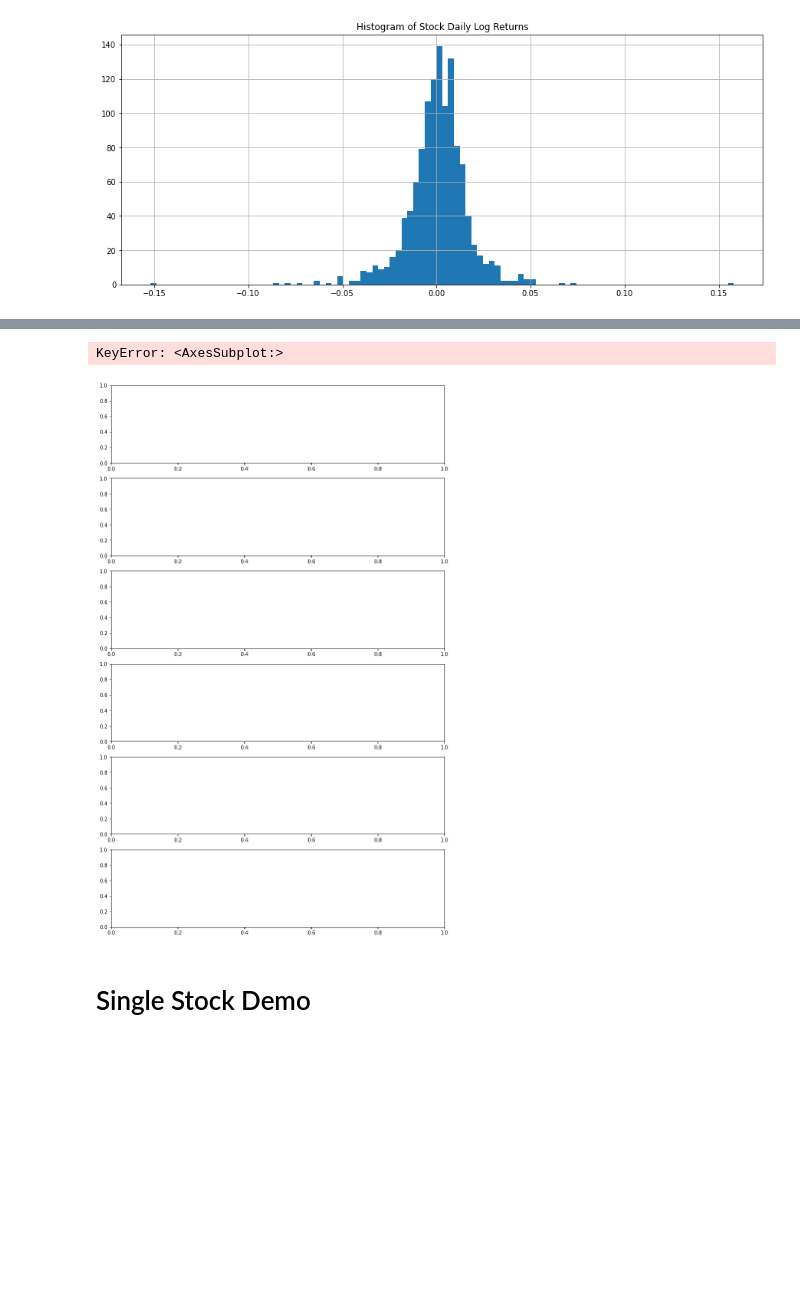
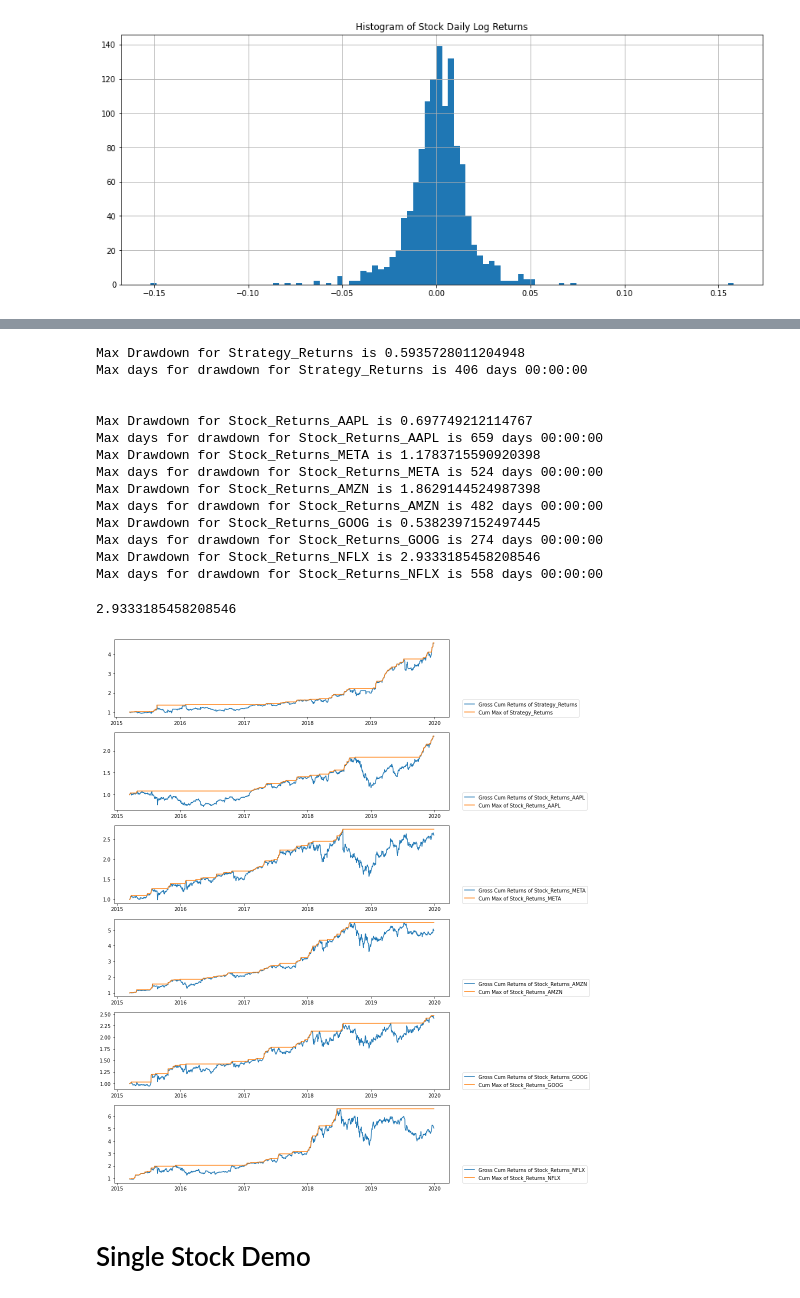
Before and after one commit to siddharthgohil/Trading_with_MACDnSMA, a Jupyter notebook: MABB Strat Latest.ipynb, the cells around one changed output, grey strips where cells are left out. Drawn from its saved outputs; the diff is of its cells as text; code cells hidden in the pictures; blank space fills up the shorter version.

Commit message:
Fixed Drawdown Plot
Added Edge case for the drawdown plot

```diff
--- a/MABB Strat Latest.ipynb
+++ b/MABB Strat Latest.ipynb
@@ -404,7 +405,8 @@ class SMACD():
         if plt_bool: print(f"Max Drawdown for {col} is {bt_data.drawdown.max()}")
         ## Try to keep to less than 15%
 
-        zero_periods = drawdown[drawdown == 0]
+        # Added the edgecase when the latest drawdown has not reached new cum max
+        zero_periods = drawdown[(drawdown == 0) | (drawdown.index==drawdown.index[-2])]
 
         # Taking the difference from the previous period
         delta_values = zero_periods.index[1:] - zero_periods.index[:-1]
@@ -516,15 +519,30 @@ plt.show()
 # %%
 figure, axis = plt.subplots(6, figsize=(12, 20))
-smacd.drawdown(bt_data, axis[0], "Strategy_Returns" )
+# plt, col,plt_bool= True
+smacd.drawdown(axis[0], "Strategy_Returns" )
 print('\n')
-smacd.drawdown(bt_data, axis[1], "Stock_Returns_AAPL")
-smacd.drawdown(bt_data, axis[2], "Stock_Returns_META")
-smacd.drawdown(bt_data, axis[3], "Stock_Returns_AMZN")
-smacd.drawdown(bt_data, axis[4], "Stock_Returns_GOOG")
-smacd.drawdown(bt_data, axis[5], "Stock_Returns_NFLX")
+smacd.drawdown(axis[1], "Stock_Returns_AAPL")
+smacd.drawdown(axis[2], "Stock_Returns_META")
+smacd.drawdown(axis[3], "Stock_Returns_AMZN")
+smacd.drawdown(axis[4], "Stock_Returns_GOOG")
+smacd.drawdown(axis[5], "Stock_Returns_NFLX")
 # %% [output]
-KeyError: <AxesSubplot:>
+Max Drawdown for Strategy_Returns is 0.5935728011204948
+Max days for drawdown for Strategy_Returns is 406 days 00:00:00
+
+
+Max Drawdown for Stock_Returns_AAPL is 0.697749212114767
+Max days for drawdown for Stock_Returns_AAPL is 659 days 00:00:00
+Max Drawdown for Stock_Returns_META is 1.1783715590920398
+Max days for drawdown for Stock_Returns_META is 524 days 00:00:00
+Max Drawdown for Stock_Returns_AMZN is 1.8629144524987398
+Max days for drawdown for Stock_Returns_AMZN is 482 days 00:00:00
+Max Drawdown for Stock_Returns_GOOG is 0.5382397152497445
+Max days for drawdown for Stock_Returns_GOOG is 274 days 00:00:00
+Max Drawdown for Stock_Returns_NFLX is 2.9333185458208546
+Max days for drawdown for Stock_Returns_NFLX is 558 days 00:00:00
+2.9333185458208546
-[figure, old version]
+[figure, new version]
 # %% [markdown]
 # Single Stock Demo
 # %%
```
Also changed, not shown: parts of 5 cells of this notebook.
